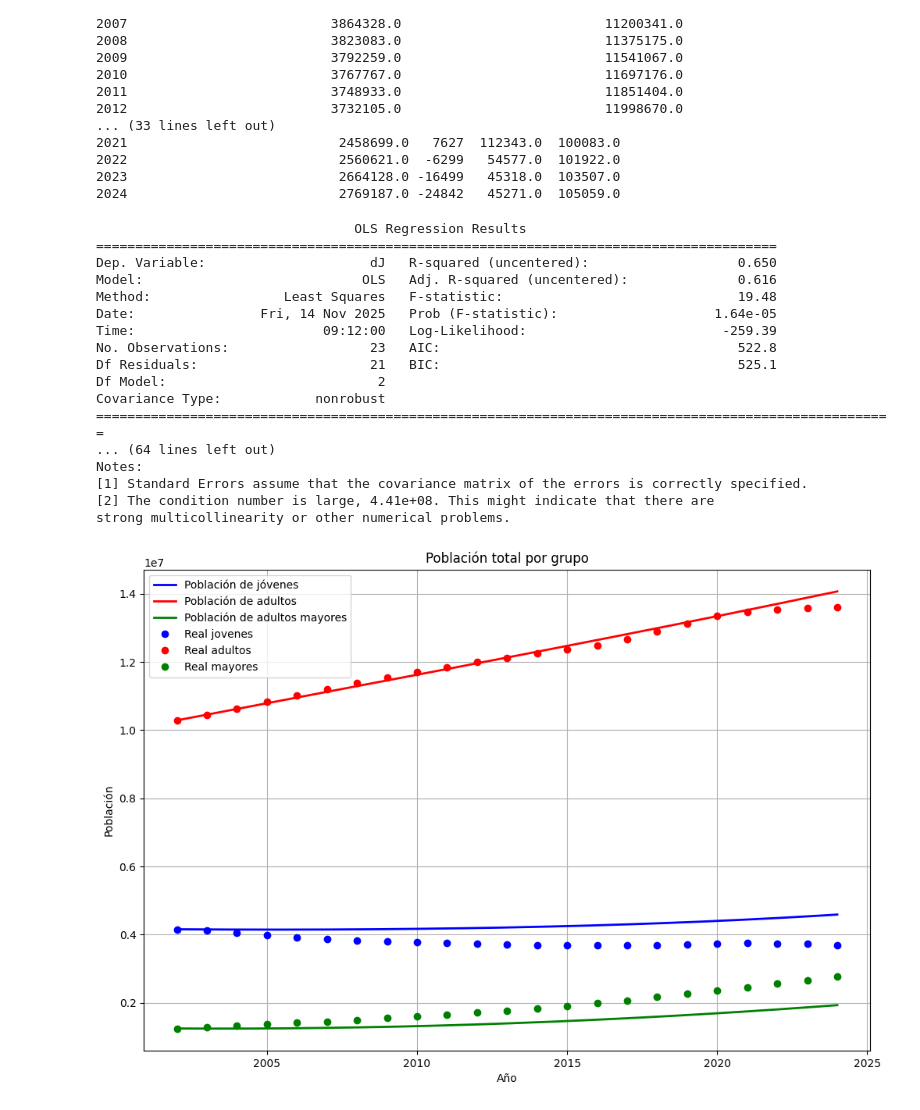
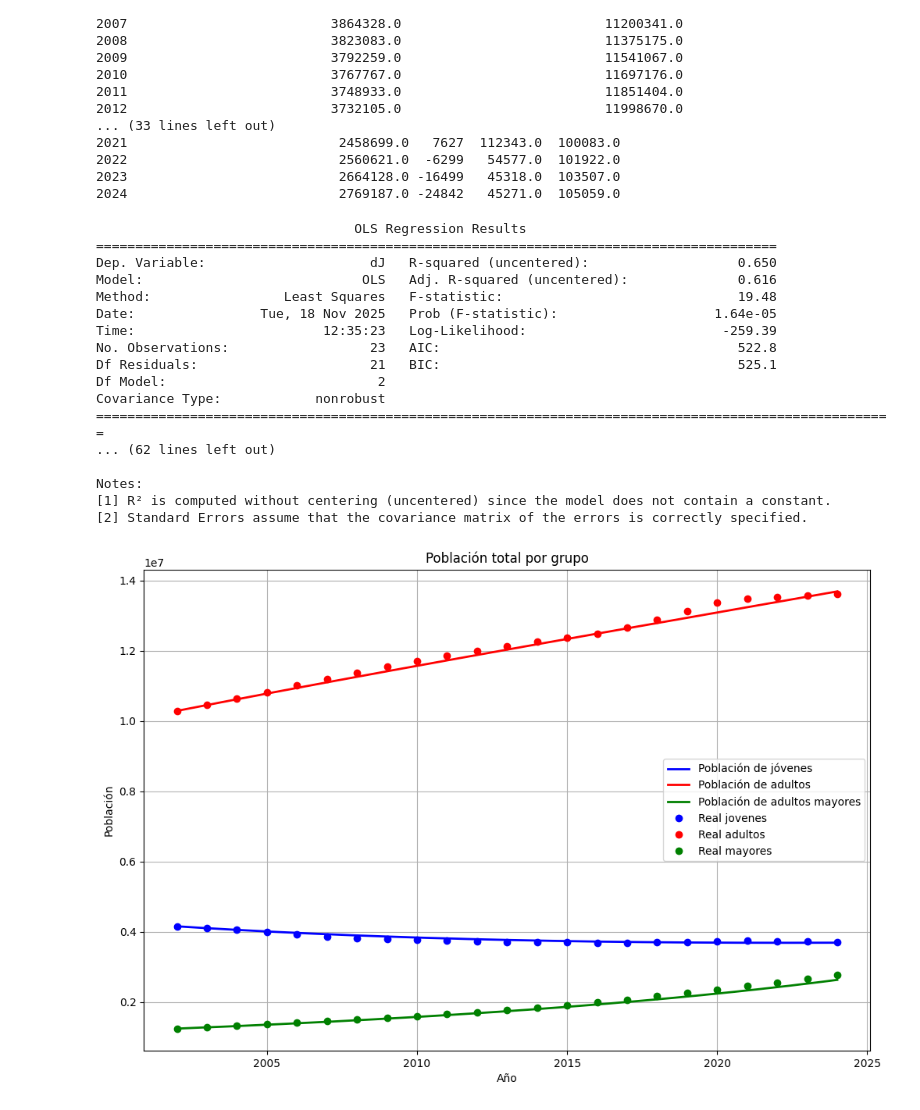
Before and after one commit to Lunaaaalj/MSED, a Jupyter notebook: code/Modelacion_Chile.ipynb, the cells around one changed output. Cells and saved outputs as stored; diff of their text form; code cells hidden in the pictures.

```diff
--- a/code/Modelacion_Chile.ipynb
+++ b/code/Modelacion_Chile.ipynb
@@ -5,7 +5,7 @@ import numpy as np
 
 df = pd.read_csv(  # Lectura de datos
     "../data/raw/BBDD Población Chile (1b).xlsx - Tabla ajustada población .csv",
-    index_col=0
+    index_col=0,
 )
 
 
@@ -26,8 +26,6 @@ df = df.fillna(0)
 df = df.apply(pd.to_numeric)
 
 
-
-
 print(df)
 
 df.to_csv("../data/output.csv")
@@ -50,32 +48,32 @@ df.to_csv("../data/output.csv")
 2023                           2664128.0 -16499   45318.0  103507.0
 2024                           2769187.0 -24842   45271.0  105059.0
 # %%
-#regresion
+# regresion
 import statsmodels.api as sm
 
- #Modelo jovenes
+# Modelo jovenes
 
-x_J=df[["Población total de adultos (15-64)","Población total de jovenes (0-14)"]]
-y_J=df["dJ"]
+x_J = df[["Población total de adultos (15-64)", "Población total de jovenes (0-14)"]]
+y_J = df["dJ"]
 #x_J=sm.add_constant(x_J,prepend=False)
-modelo_J = sm.OLS(y_J,x_J).fit()
-coef_j=modelo_J.params.to_dict()
+modelo_J = sm.OLS(y_J, x_J).fit()
+coef_j = modelo_J.params.to_dict()
 
 # Modelo adultos
 
-x_A=df[["Población total de jovenes (0-14)","Población total de adultos (15-64)"]]
-y_A=df["dA"]
-#x_A=sm.add_constant(x_A,prepend=False)
-modelo_A=sm.OLS(y_A,x_A).fit()
-coef_A=modelo_A.params.to_dict()
+x_A = df[["Población total de jovenes (0-14)", "Población total de adultos (15-64)"]]
+y_A = df["dA"]
+# x_A=sm.add_constant(x_A,prepend=False)
+modelo_A = sm.OLS(y_A, x_A).fit()
+coef_A = modelo_A.params.to_dict()
 
 # Modelo mayores
 
-x_E=df[["Población total de adultos (15-64)","Poblacion total mayores (65+ años)"]]
-y_E=df["dM"]
-x_E=sm.add_constant(x_E,prepend=False)
-modelo_E=sm.OLS(y_E,x_E).fit()
-coef_E=modelo_E.params.to_dict()
+x_E = df[["Población total de adultos (15-64)", "Poblacion total mayores (65+ años)"]]
+y_E = df["dM"]
+#x_E = sm.add_constant(x_E, prepend=False)
+modelo_E = sm.OLS(y_E, x_E).fit()
+coef_E = modelo_E.params.to_dict()
 
 print(modelo_J.summary())
 print(modelo_A.summary())
@@ -86,18 +84,18 @@ print(modelo_E.summary())
 Dep. Variable:                     dJ   R-squared (uncentered):                   0.650
 Model:                            OLS   Adj. R-squared (uncentered):              0.616
 Method:                 Least Squares   F-statistic:                              19.48
-Date:                Fri, 14 Nov 2025   Prob (F-statistic):                    1.64e-05
-Time:                        09:12:00   Log-Likelihood:                         -259.39
+Date:                Tue, 18 Nov 2025   Prob (F-statistic):                    1.64e-05
+Time:                        12:35:23   Log-Likelihood:                         -259.39
 No. Observations:                  23   AIC:                                      522.8
 Df Residuals:                      21   BIC:                                      525.1
 Df Model:                           2
 Covariance Type:            nonrobust
 ======================================================================================================
-... (64 lines left out)
+... (62 lines left out)
+
 Notes:
-[1] Standard Errors assume that the covariance matrix of the errors is correctly specified.
-[2] The condition number is large, 4.41e+08. This might indicate that there are
-strong multicollinearity or other numerical problems.
+[1] R² is computed without centering (uncentered) since the model does not contain a constant.
+[2] Standard Errors assume that the covariance matrix of the errors is correctly specified.
 # %%
 # Graficación por Runge-Kutta 4 (consistente en el orden del estado)
 import numpy as np
@@ -109,19 +107,19 @@ def sistema_edos(t, y):
 
     # COEFICIENTES
     c1 = 0.0113 # tasa de natalidad
-    c2 = -0.0411  # tasa de mortalidad jóvenes
-    const1 = -2.929e+05
+    c2 = 0.0411  # tasa de mortalidad jóvenes
+    #const1 = -2.929e+05
     tj= 0.0392 # transicion jovenes
     c3 =  -0.0004  # tasa de mortalidad adultos
-    #const2= 1.442e+06
-    ta=0.0207 # transicion adultos
-    c4 = 0.0107  # tasa de mortalidad mayores
-    const3=-2.048e+05
+    const2= 1.442e+06
+    ta=-0.0046 # transicion adultos
+    c4 = -0.0655  # tasa de mortalidad mayores
+    #const3=-2.048e+05
 
     # ECUACIONES
-    dyJ = c1*at-c2*jt+const1
+    dyJ = c1*at-c2*jt#+const1
     dyA = tj*jt-c3*at#+const2
-    dyE = ta*at-c4*et+const3
+    dyE = ta*at-c4*et#+const3
     return [dyJ, dyA, dyE]
 
 def RK4(func, y0, t0, tf, h):
@@ -141,31 +139,31 @@ def RK4(func, y0, t0, tf, h):
 
 # y0 = [J, A, E] en 2002
 y0 = [4156812.0, 10288683.0, 1246206.0]
 t0, tf, h = 0, 22, 0.01
 
 t, y = RK4(sistema_edos, y0, t0, tf, h)
 
 years = 2002 + t
 fig, ax = plt.subplots(1, 1, figsize=(12, 8))
 # Datos del modelo
 
 ax.plot(years, y[:, 0], 'b-', linewidth=2, label='Población de jóvenes')
 ax.plot(years, y[:, 1], 'r-', linewidth=2, label='Población de adultos')
 ax.plot(years, y[:, 2], 'g-', linewidth=2, label='Población de adultos mayores')
 
 # Datos reales
 
 years_real =  df.index.astype(int)
 
 ax.plot(years_real,df["Población total de jovenes (0-14)"],'bo',markersize=6,label="Real jovenes")
 ax.plot(years_real,df["Población total de adultos (15-64)"],'ro',markersize=6,label="Real adultos")
 ax.plot(years_real,df["Poblacion total mayores (65+ años)"],'go',markersize=6,label="Real mayores")
 
 ax.set_title('Población total por grupo')
 ax.set_xlabel('Año')
 ax.set_ylabel('Población')
 ax.grid(True)
 ax.legend()
 plt.show()
 # %% [output]
-[figure, old version]
+[figure, new version]
```
Also changed, not shown: 32 other files.
